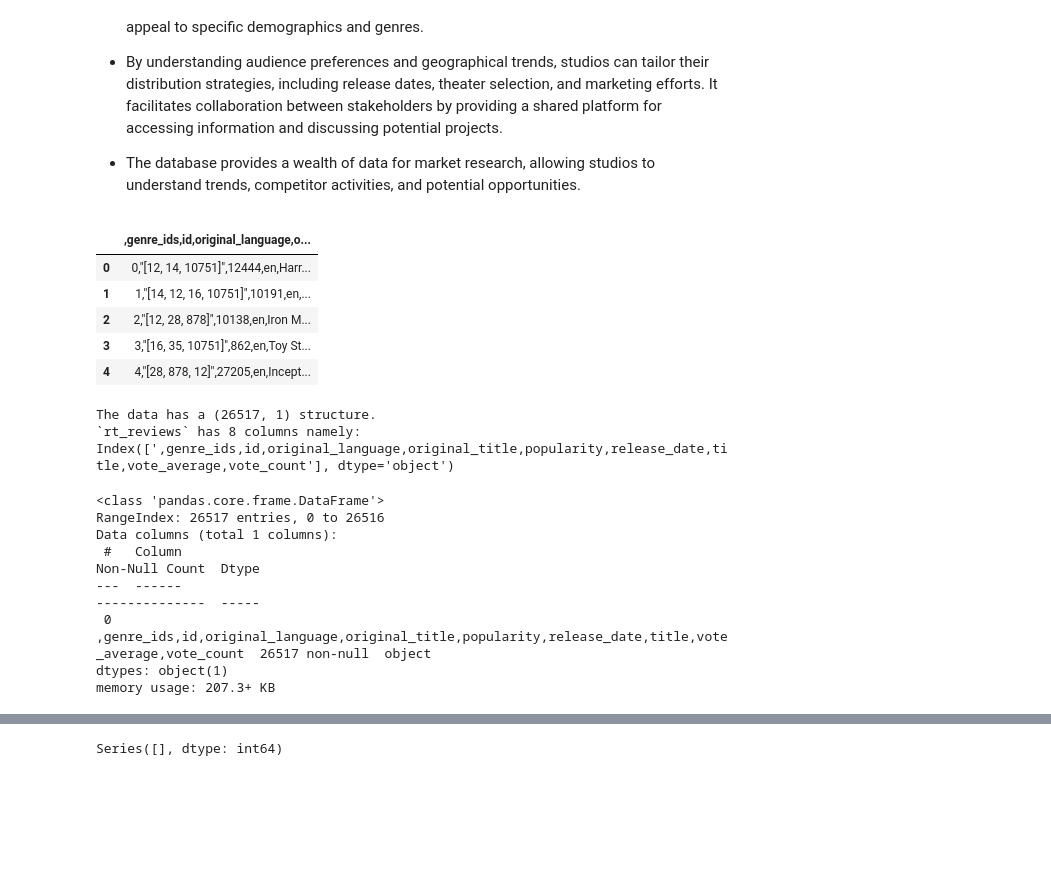
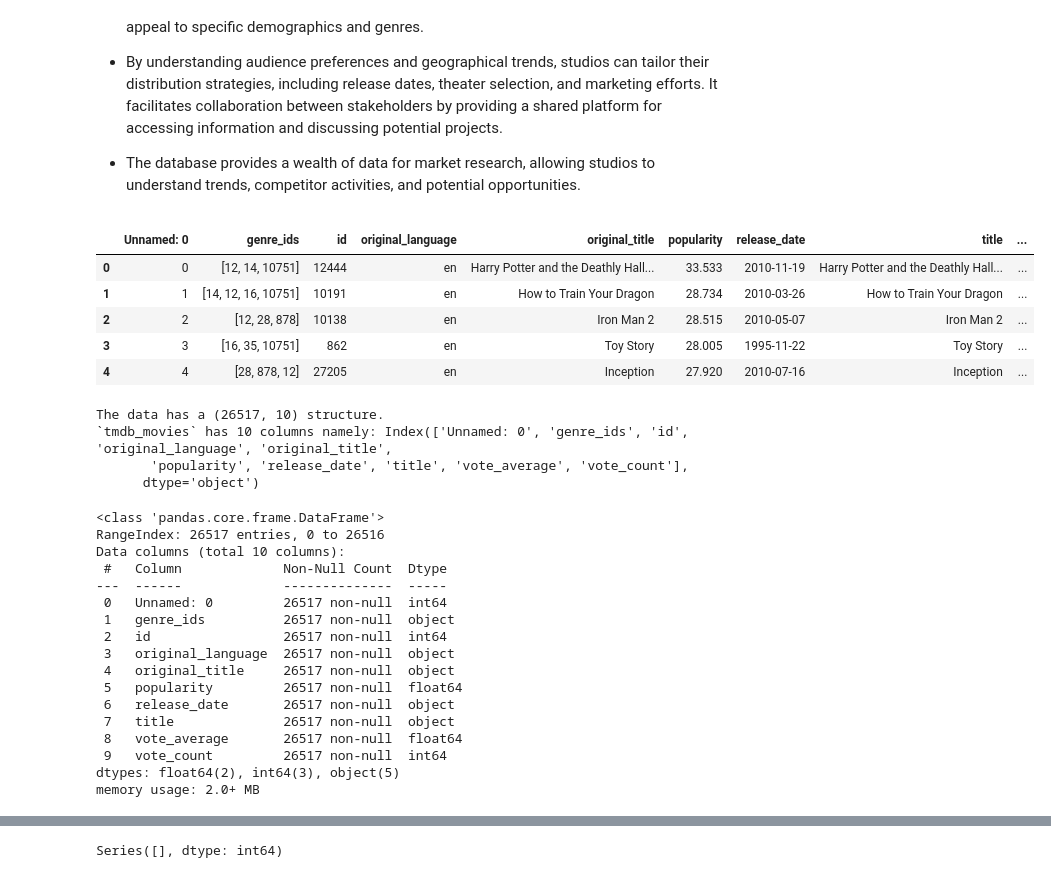
Before and after one commit to WamuyuGitz/movie-insights-project, a Jupyter notebook: vanessa.data_understanding.ipynb, the cells around one changed output, grey strips where cells are left out. Cells and saved outputs as stored; diff of their text form; code cells hidden in the pictures; blank space fills up the shorter version.

```diff
--- a/vanessa.data_understanding.ipynb
+++ b/vanessa.data_understanding.ipynb
@@ -259,23 +270,25 @@ The `tmdb.movies.csv` data is extracted from TheMovieDB, a community built movie
 # %%
 # We are reading the data into the 'tmdb_movies' variable using the .read_csv() pandas function to be able to access the data in form of a dataframe
 
-tmdb_movies = pd.read_csv("Data/tmdb.movies.csv.gz", compression= 'gzip', delimiter= '\t', encoding= 'latin-1', index_col= False)
+tmdb_movies = pd.read_csv("data/raw/zippedData/tmdb.movies.csv.gz", compression= 'gzip', delimiter= ',', encoding= 'latin-1', index_col= False)
 tmdb_movies.head()
 # %% [output]
-|  | ,genre_ids,id,original_language,o... |
-| 0 | 0,"[12, 14, 10751]",12444,en,Harr... |
-| 1 | 1,"[14, 12, 16, 10751]",10191,en,... |
-| 2 | 2,"[12, 28, 878]",10138,en,Iron M... |
-| 3 | 3,"[16, 35, 10751]",862,en,Toy St... |
-| 4 | 4,"[28, 878, 12]",27205,en,Incept... |
+|  | Unnamed: 0 | genre_ids | id | original_language | original_title | popularity | release_date | title | ... |
+| 0 | 0 | [12, 14, 10751] | 12444 | en | Harry Potter and the Deathly Hall... | 33.533 | 2010-11-19 | Harry Potter and the Deathly Hall... | ... |
+| 1 | 1 | [14, 12, 16, 10751] | 10191 | en | How to Train Your Dragon | 28.734 | 2010-03-26 | How to Train Your Dragon | ... |
+| 2 | 2 | [12, 28, 878] | 10138 | en | Iron Man 2 | 28.515 | 2010-05-07 | Iron Man 2 | ... |
+| 3 | 3 | [16, 35, 10751] | 862 | en | Toy Story | 28.005 | 1995-11-22 | Toy Story | ... |
+| 4 | 4 | [28, 878, 12] | 27205 | en | Inception | 27.920 | 2010-07-16 | Inception | ... |
 # %%
 # This code will print out the shape and the data's columns.
 
 print(f'The data has a {tmdb_movies.shape} structure.')
-print('`rt_reviews` has 8 columns namely:', tmdb_movies.columns)
+print('`tmdb_movies` has 10 columns namely:', tmdb_movies.columns)
 # %% [output]
-The data has a (26517, 1) structure.
-`rt_reviews` has 8 columns namely: Index([',genre_ids,id,original_language,original_title,popularity,release_date,title,vote_average,vote_count'], dtype='object')
+The data has a (26517, 10) structure.
+`tmdb_movies` has 10 columns namely: Index(['Unnamed: 0', 'genre_ids', 'id', 'original_language', 'original_title',
+       'popularity', 'release_date', 'title', 'vote_average', 'vote_count'],
+      dtype='object')
 # %%
 # We will be using the .info() function to explore the data further.
 # this function will show us the columns' datatypes, count of non null values, allowing us to identify columns with null values.
@@ -284,12 +297,21 @@ tmdb_movies.info()
 # %% [output]
 <class 'pandas.core.frame.DataFrame'>
 RangeIndex: 26517 entries, 0 to 26516
-Data columns (total 1 columns):
- #   Column                                                                                                Non-Null Count  Dtype
----  ------                                                                                                --------------  -----
- 0   ,genre_ids,id,original_language,original_title,popularity,release_date,title,vote_average,vote_count  26517 non-null  object
-dtypes: object(1)
-memory usage: 207.3+ KB
+Data columns (total 10 columns):
+ #   Column             Non-Null Count  Dtype
+---  ------             --------------  -----
+ 0   Unnamed: 0         26517 non-null  int64
+ 1   genre_ids          26517 non-null  object
+ 2   id                 26517 non-null  int64
+ 3   original_language  26517 non-null  object
+ 4   original_title     26517 non-null  object
+ 5   popularity         26517 non-null  float64
+ 6   release_date       26517 non-null  object
+ 7   title              26517 non-null  object
+ 8   vote_average       26517 non-null  float64
+ 9   vote_count         26517 non-null  int64
+dtypes: float64(2), int64(3), object(5)
+memory usage: 2.0+ MB
 # %%
 # Other than the .info() function, .describe() function also gives a summary of the dataset.
 # This function gives us the statistical summary of the data.
```
Also changed, not shown: parts of 42 cells of this notebook, 1 other file.
